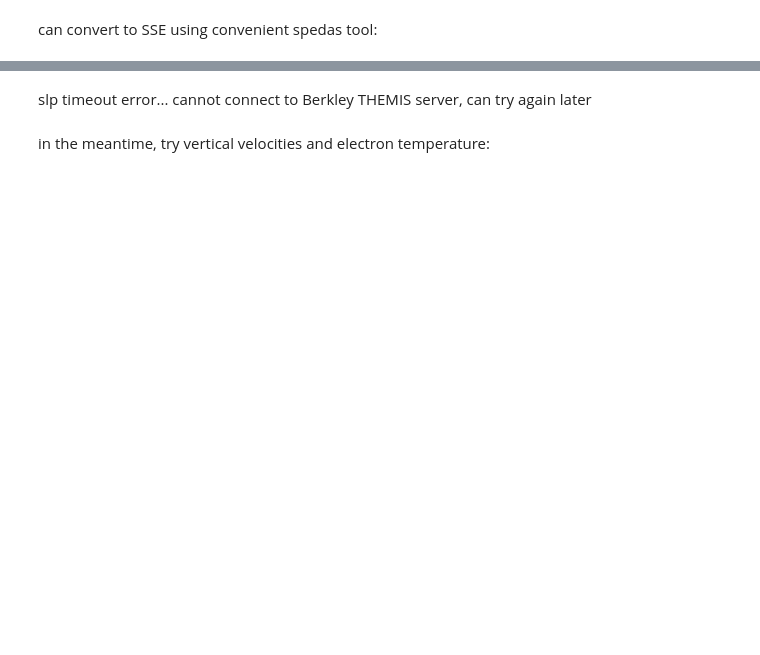
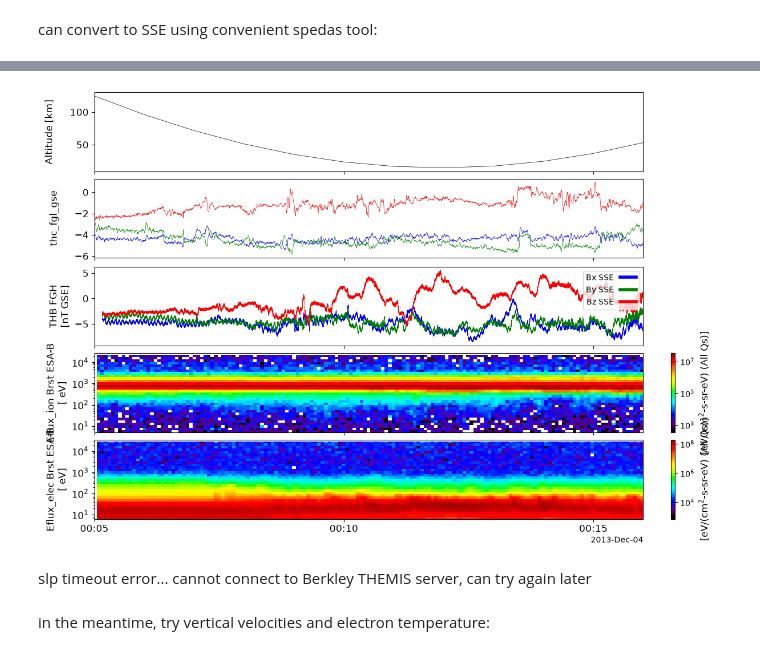
Before and after one commit to yulunwu000/artemis-lunar-plasma, a Jupyter notebook: notebooks/02_sawyer_reproduction.ipynb, the cells around one changed output, grey strips where cells are left out. Saved outputs shown, nothing was run; the diff lists cells and outputs as text; code cells hidden in the pictures; blank space fills up the shorter version.

Commit message:
added low altitude pass notebook for ARTEMIS data, started inspecting Sawyer data for correlations with Tsunakawa (2015) SVM

```diff
--- a/notebooks/02_sawyer_reproduction.ipynb
+++ b/notebooks/02_sawyer_reproduction.ipynb
@@ -247,0 +238,21 @@ KeyboardInterrupt:
+# %%
+from pyspedas.projects.themis import gse2sse, slp
+from pyspedas import set_coords
+
+def sort_in_time(name, coord='GSE'):
+    d = get_data(name)
+    o = np.argsort(d.times, kind='stable')
+    store_data(name, data={'x': d.times[o], 'y': d.y[o]})
+    set_coords(name, coord)
+
+for v in ['thc_fgl_gse', 'thb_fgh_gse', 'thb_peib_velocity_gse', 'thb_peeb_velocity_gse']:
+    n_back = np.sum(np.diff(get_data(v).times) < 0)
+    if n_back > 0:
+        print(f'{v}: {n_back} backward time steps, sorting')
+        sort_in_time(v)
+    gse2sse(v, v.replace('_gse', '_sse'), rotation_only=True)
+
+slp(trange=['2013-12-04', '2013-12-05'])
+
+tplot(['thb_alt', 'thc_fgl_sse', 'thb_fgh_sse', 'thb_peib_en_eflux', 'thb_peeb_en_eflux'])
+# %% [output]
@@ -248,3 +276,4 @@ KeyboardInterrupt:
+[figure, added]
 # %% [markdown]
 slp timeout error... cannot connect to Berkley THEMIS server, can try again later
 # %% [markdown]
```
Also changed, not shown: parts of 5 cells of this notebook, 2 other files.
